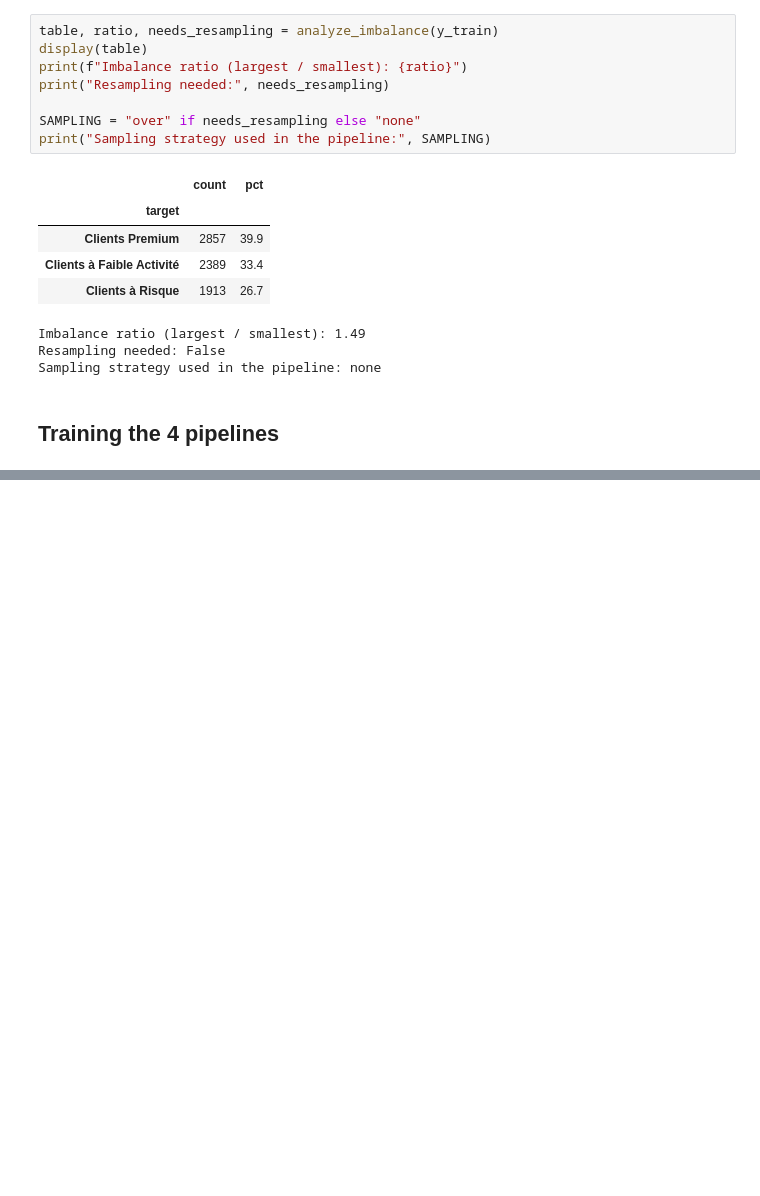
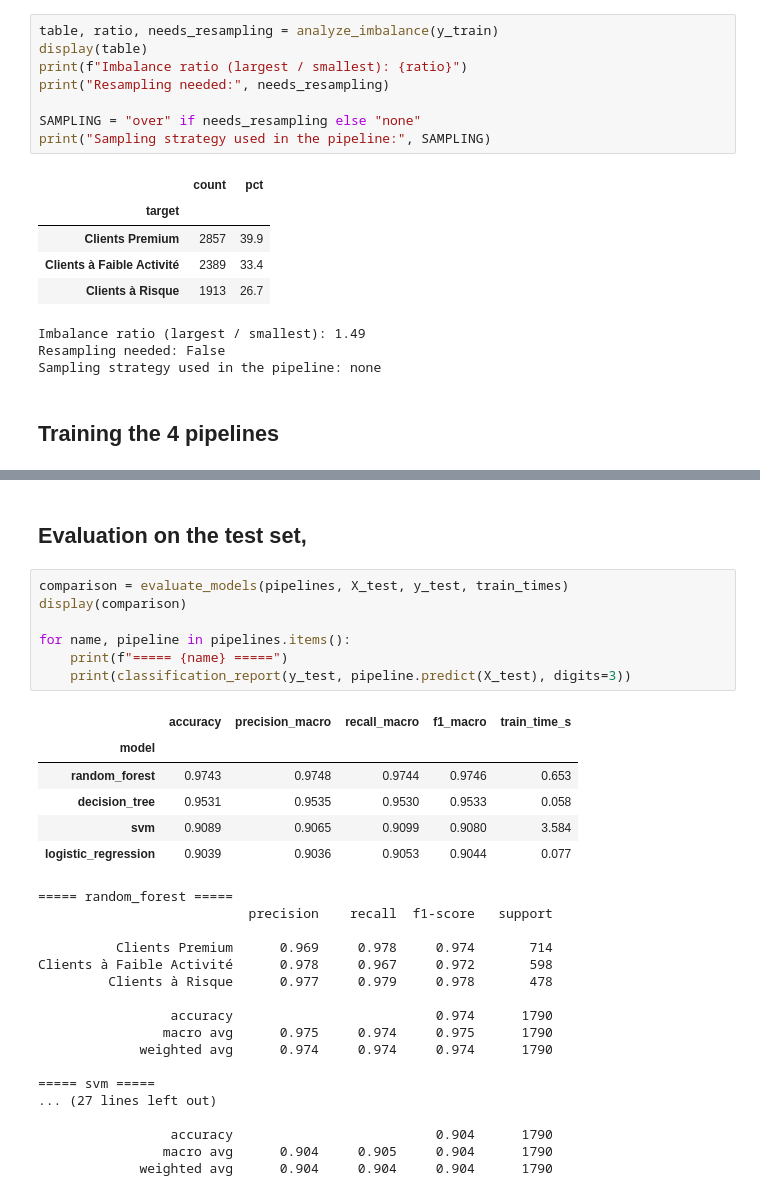
Before and after one commit to oelaimar/CardProfiler, a Jupyter notebook: notebooks/04_classification.ipynb, the cells around one changed output, grey strips where cells are left out. Saved outputs shown, nothing was run; the diff lists cells and outputs as text; blank space fills up the shorter version.

```diff
--- a/notebooks/04_classification.ipynb
+++ b/notebooks/04_classification.ipynb
@@ -93,3 +95,36 @@ Pipeline(steps=[('scaler', StandardScaler()),
                 ('classifier',
                  CalibratedClassifierCV(ensemble=False,
                                         estimator=SVC(random_state=42)))])
+# %% [markdown]
+## Evaluation on the test set,
+# %%
+comparison = evaluate_models(pipelines, X_test, y_test, train_times)
+display(comparison)
+
+for name, pipeline in pipelines.items():
+    print(f"===== {name} =====")
+    print(classification_report(y_test, pipeline.predict(X_test), digits=3))
+# %% [output]
+|  | accuracy | precision_macro | recall_macro | f1_macro | train_time_s |
+| model |  |  |  |  |  |
+| random_forest | 0.9743 | 0.9748 | 0.9744 | 0.9746 | 0.653 |
+| decision_tree | 0.9531 | 0.9535 | 0.9530 | 0.9533 | 0.058 |
+| svm | 0.9089 | 0.9065 | 0.9099 | 0.9080 | 3.584 |
+| logistic_regression | 0.9039 | 0.9036 | 0.9053 | 0.9044 | 0.077 |
+===== random_forest =====
+                           precision    recall  f1-score   support
+
+          Clients Premium      0.969     0.978     0.974       714
+Clients à Faible Activité      0.978     0.967     0.972       598
+         Clients à Risque      0.977     0.979     0.978       478
+
+                 accuracy                          0.974      1790
+                macro avg      0.975     0.974     0.975      1790
+             weighted avg      0.974     0.974     0.974      1790
+
+===== svm =====
+... (27 lines left out)
+
+                 accuracy                          0.904      1790
+                macro avg      0.904     0.905     0.904      1790
+             weighted avg      0.904     0.904     0.904      1790
```
Also changed, not shown: parts of 4 cells of this notebook, 1 other file.
